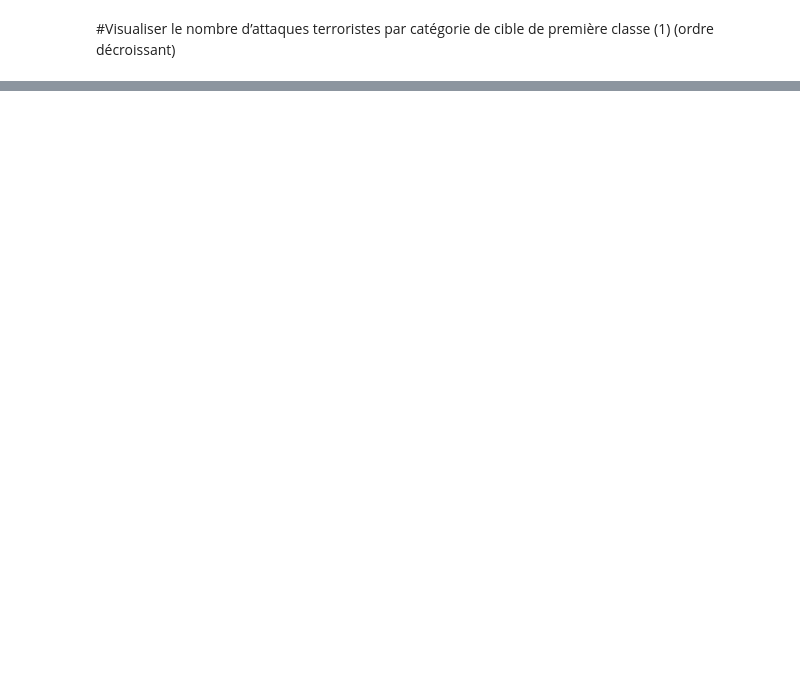
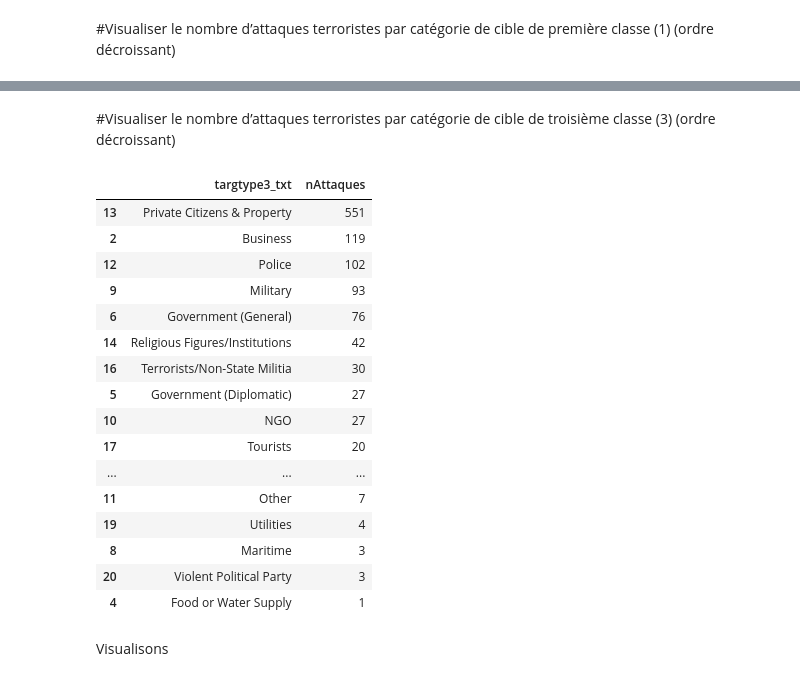
Before and after one commit to Oumar199/TerroristAttackDashboard, a Jupyter notebook: exploration.ipynb, the cells around one changed output, grey strips where cells are left out. Drawn from its saved outputs; the diff is of its cells as text; code cells hidden in the pictures; blank space fills up the shorter version.

```diff
--- a/exploration.ipynb
+++ b/exploration.ipynb
@@ -21,0 +100,29 @@ df_targtype= cleaned_data.groupby("targtype1_txt").size().reset_index()
+# %% [markdown]
+#Visualiser le nombre d’attaques terroristes par catégorie de cible de troisième classe (3) (ordre décroissant)
+# %%
+df_targtype= cleaned_data.groupby("targtype3_txt").size().reset_index()
+df_targtype= supprimer_valeurs(df_targtype, "targtype3_txt", ["''"])
+df_targtype.columns=["targtype3_txt", "nAttaques"]
+df_targtype=df_targtype.sort_values(ascending=False, by=["nAttaques"])
+# %%
+df_targtype
+# %% [output]
+|  | targtype3_txt | nAttaques |
+| 13 | Private Citizens & Property | 551 |
+| 2 | Business | 119 |
+| 12 | Police | 102 |
+| 9 | Military | 93 |
+| 6 | Government (General) | 76 |
+| 14 | Religious Figures/Institutions | 42 |
+| 16 | Terrorists/Non-State Militia | 30 |
+| 5 | Government (Diplomatic) | 27 |
+| 10 | NGO | 27 |
+| 17 | Tourists | 20 |
+| ... | ... | ... |
+| 11 | Other | 7 |
+| 19 | Utilities | 4 |
+| 8 | Maritime | 3 |
+| 20 | Violent Political Party | 3 |
+| 4 | Food or Water Supply | 1 |
+# %% [markdown]
+Visualisons
```
Also changed, not shown: parts of 32 cells of this notebook.
